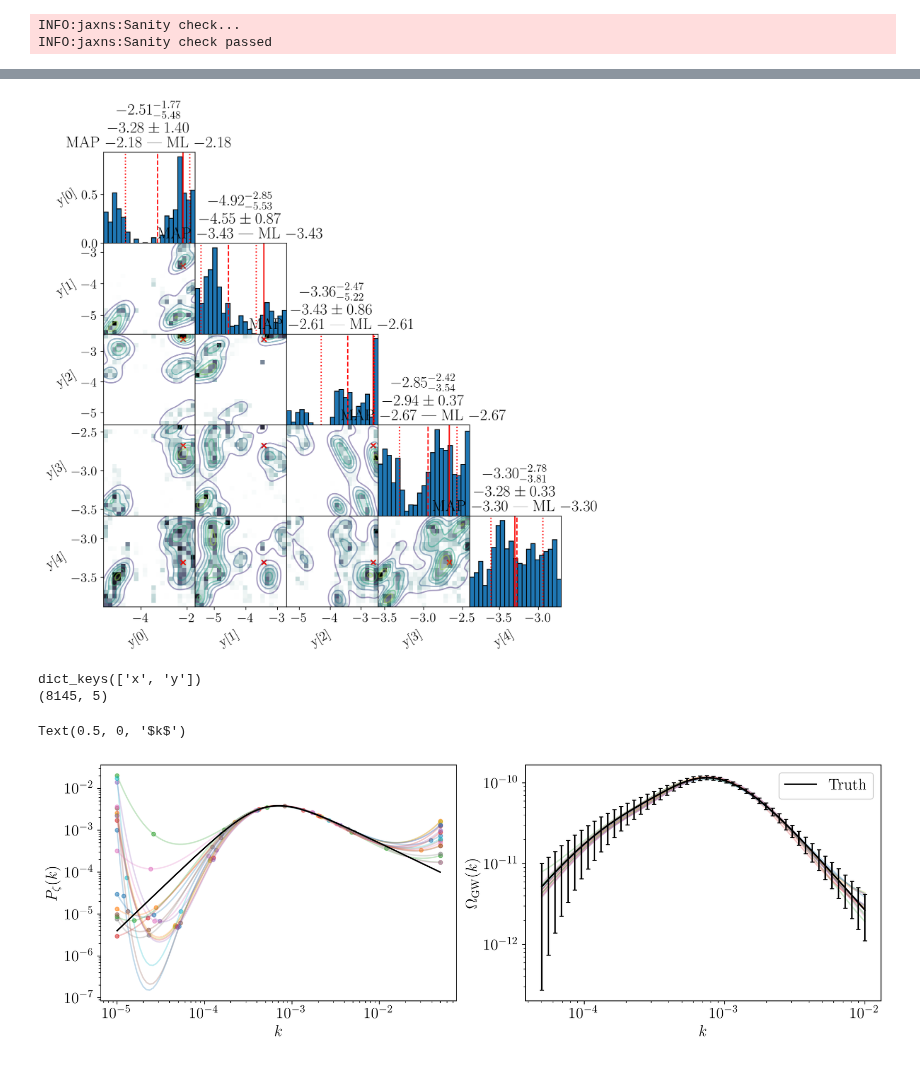
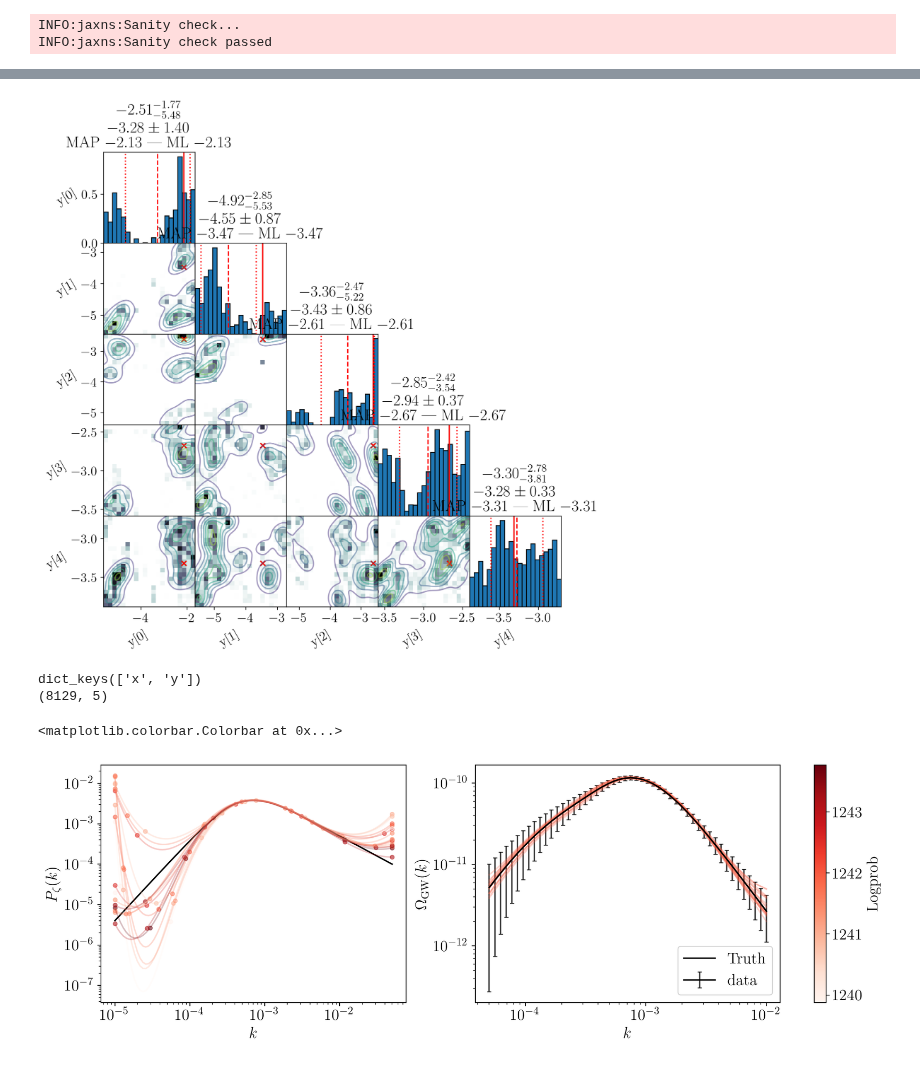
Before and after one commit to Ameek94/SIGW_Inverse, a Jupyter notebook: examples/bpl.ipynb, the cells around one changed output, grey strips where cells are left out. Drawn from its saved outputs; the diff is of its cells as text; code cells hidden in the pictures.

```diff
--- a/examples/bpl.ipynb
+++ b/examples/bpl.ipynb
@@ -63,7 +63,7 @@ gwb_calculator = OmegaGWjax(s,t,frequencies,norm="RD",kernel="RD")
 num_nodes = 5
 fixed_nodes = jnp.linspace(0,1,num_nodes)
 model_args = {'num_nodes':num_nodes,  'pk_bounds': [jnp.log10(pk_min),jnp.log10(pk_max)],
-              'sample_nodes': False, 'fixed_nodes': fixed_nodes, 'amp_bounds': [-6,-1],
+              'sample_nodes': False, 'fixed_nodes': fixed_nodes, 'amp_bounds': [-6,-2],
               'interpolator': interpolator, 'gwb_calculator': gwb_calculator,
              }
 sampler = NumpyroInference(model,model_args=model_args
@@ -231,9 +231,9 @@ model.sanity_check(key=random.PRNGKey(0),S=100)
 INFO:jaxns:Sanity check...
 INFO:jaxns:Sanity check passed
 # %%
-exact_ns = NestedSampler(model=model, max_samples=1e5,parameter_estimation=True,verbose=False,difficult_model=True)
+exact_ns = NestedSampler(model=model, max_samples=1e4,parameter_estimation=True,verbose=False,difficult_model=False)
 
-termination_reason, state = exact_ns(random.PRNGKey(42),term_cond=TerminationCondition(dlogZ=0.1))
+termination_reason, state = exact_ns(random.PRNGKey(42),term_cond=TerminationCondition(dlogZ=0.2))
 results = exact_ns.to_results(termination_reason=termination_reason, state=state)
 exact_ns.summary(results)
 # %% [output]
@@ -274,7 +275,7 @@ dict_keys(['y'])
 from interpolation.spline import spline_predict
 p_arr = jnp.geomspace(pk_min*1.001,pk_max*0.999,100,endpoint=True)
 
-thinning = 1000
+thinning = 12
 cmap = matplotlib.colormaps['Reds']
 ys = samples['y'][::thinning]
 # xs = samples['x'][::thinning]
@@ -352,9 +353,9 @@ model.sanity_check(key=random.PRNGKey(0),S=100)
 INFO:jaxns:Sanity check...
 INFO:jaxns:Sanity check passed
 # %%
-exact_ns = NestedSampler(model=model, max_samples=5e4,parameter_estimation=True,verbose=False,difficult_model=False)
+exact_ns = NestedSampler(model=model, max_samples=1e5,parameter_estimation=True,verbose=False,difficult_model=False)
 
-termination_reason, state = exact_ns(random.PRNGKey(42),term_cond=TerminationCondition(dlogZ=0.1))
+termination_reason, state = exact_ns(random.PRNGKey(42),term_cond=TerminationCondition(dlogZ=0.2))
 results = exact_ns.to_results(termination_reason=termination_reason, state=state)
 exact_ns.summary(results)
 # %% [output]
@@ -380,7 +381,7 @@ y[4]: -3.29 +- 0.32 | -3.75 / -3.33 / -2.83 | -3.3 | -3.3
 # %%
 exact_ns.plot_cornerplot(results,kde_overlay=True,variables=['y'])
 # %% [output]
-[figure, old version]
+[figure, new version]
 # %%
 from jaxns import resample
 samples =  resample(key=random.PRNGKey(0),
@@ -391,7 +392,7 @@ print(samples.keys())
 print(samples['y'].shape)
 # %% [output]
 dict_keys(['x', 'y'])
-(8145, 5)
+(8129, 5)
 # %%
 ### Plot the MC realisations with their logprob
 
@@ -402,46 +403,47 @@ thinning = samples['y'].shape[0] // 16
 cmap = matplotlib.colormaps['Reds']
 ys = samples['y'][::thinning]
 xs = samples['x'][::thinning]
+lp = vmap(likelihood)(xs,ys)
 # lp = -extras["potential_energy"][::thinning] # PE = -negative logprob
-# lp_min, lp_max = np.min(lp), np.max(lp)
-# cols = (lp-lp_min)/(lp_max - lp_min) # normalise the logprob to a colour
-# norm = colors.Normalize(lp_min,lp_max)
+lp_min, lp_max = np.min(lp), np.max(lp)
+cols = (lp-lp_min)/(lp_max - lp_min) # normalise the logprob to a colour
+norm = colors.Normalize(lp_min,lp_max)
 
 fig, (ax1,ax2) = plt.subplots(1,2,figsize=(12,4),layout='constrained')
+ax1.loglog(p_arr,pz_amp,color='k',lw=1.5)
+ax2.loglog(frequencies,Omegas,color='k',lw=1.5,label='Truth')
+ax2.errorbar(frequencies, Omegas, yerr=np.sqrt(np.diag(cov)), fmt="", color='k', label='data',capsize=2,ecolor=('k', 0.75))
 
 def get_pz_omega(x,y):
     pz = interpolator.interpolate(x, y)
     pz_amps = pz(p_arr)
     gwb_res = gwb_calculator(pz,frequencies)
     return pz_amps, gwb_res
 
 pz_amps,gwb_amps = vmap(get_pz_omega)(xs,ys)
 
 for i,pz in enumerate(pz_amps):
-    ax1.loglog(p_arr,pz,alpha=0.25)#,color=cmap(cols[i]))
-    ax1.scatter(10**(xs[i]),10**(ys[i]),s=16,alpha=0.5)#,color=cmap(cols[i]))
+    ax1.loglog(p_arr,pz,alpha=0.25,color=cmap(cols[i]))
+    ax1.scatter(10**(xs[i]),10**(ys[i]),s=16,alpha=0.5,color=cmap(cols[i]))
 for om in gwb_amps:
-    ax2.loglog(frequencies,om,alpha=0.25)#,color=cmap(cols[i]))
+    ax2.loglog(frequencies,om,alpha=0.25,color=cmap(cols[i]))
 
 # True pz
 def pz(p,pstar=5e-4,n1=2,n2=-1,sigma=2):
     nir = n1
     pl1 = (p/pstar)**nir
     nuv = (n2 - n1)/sigma
     pl2 = (1+(p/pstar)**sigma)**nuv
     return 1e-2 * pl1 * pl2
 pz_amp = pz(p_arr)
-ax1.loglog(p_arr,pz_amp,color='k',lw=1.5)
-ax2.loglog(frequencies,Omegas,color='k',lw=1.5,label='Truth')
 
 ax2.legend()
 ax1.set_ylabel(r'$P_{\zeta}(k)$')
 ax1.set_xlabel(r'$k$')
-ax2.errorbar(frequencies, Omegas, yerr=np.sqrt(np.diag(cov)), fmt="", color='k', label='data',capsize=2,ecolor='k')
 
 ax2.set_ylabel(r'$\Omega_{\mathrm{GW}}(k)$')
 ax2.set_xlabel(r'$k$')
-# fig.colorbar(cm.ScalarMappable(norm=norm,cmap=cmap),ax=[ax1,ax2],label='Logprob')
+fig.colorbar(cm.ScalarMappable(norm=norm,cmap=cmap),ax=[ax1,ax2],label='Logprob')
 # %% [output]
-Text(0.5, 0, '$k$')
+<matplotlib.colorbar.Colorbar at 0x...>
-[figure, old version]
+[figure, new version]
```
Also changed, not shown: parts of 7 cells of this notebook, 2 other files.
